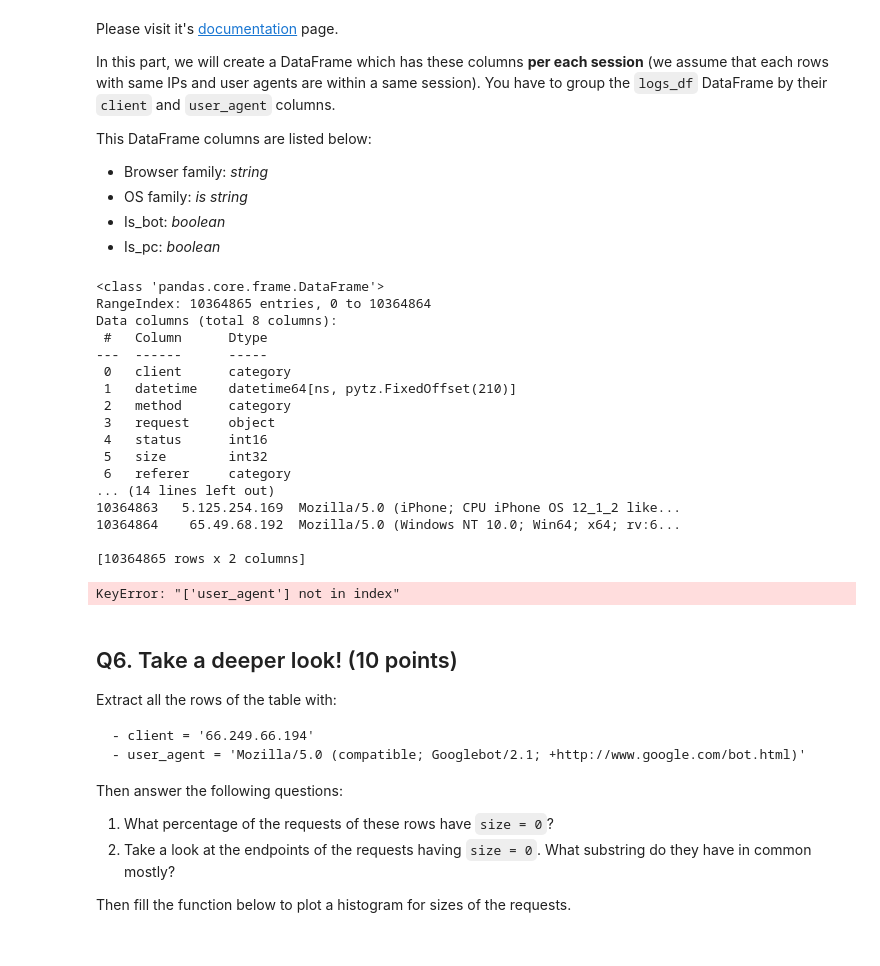
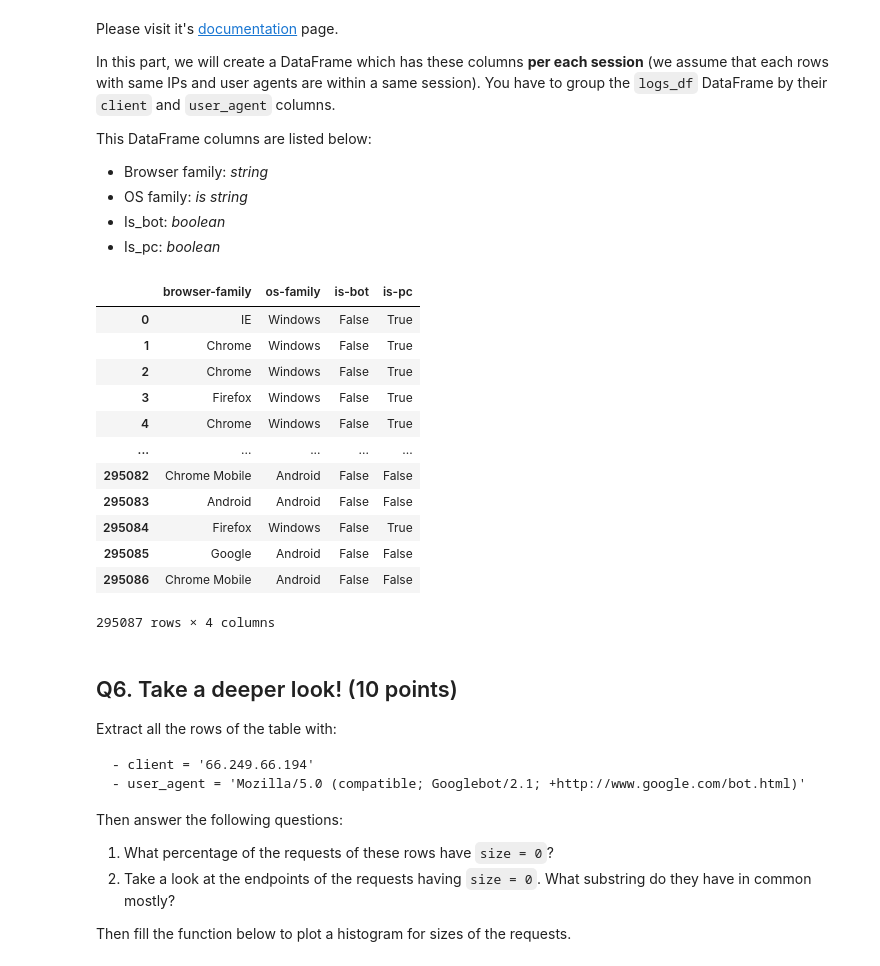
Before and after one commit to AAdvari/pandas-practice, a Jupyter notebook: LogServerAnalysis.ipynb, the cells around one changed output. Drawn from its saved outputs; the diff is of its cells as text; code cells hidden in the pictures.

```diff
--- a/LogServerAnalysis.ipynb
+++ b/LogServerAnalysis.ipynb
@@ -522,49 +522,44 @@ This DataFrame columns are listed below:
 # %%
 from user_agents import parse
 
 def user_agent_details(logs_df):
     # TODO: Implement this function that takes a pd.DataFrame
     # and return a # of sessions x 4 DataFrame.
 
     # Note: you must bind the user_agent functions to your DataFrame rows, hence you cannot use loops.
 
     user_agent_details_df = pd.DataFrame()
     ############# Your code here ############
-    print(logs_df.info())
     properData = pd.DataFrame(logs_df[['client','user_agent']])
-    print(properData)
-    properData = (properData.groupby(['client']).size().reset_index())[['client','user_agent']]
+    properData = properData.groupby(['client','user_agent'], observed = True).size().reset_index()[['user_agent','client']]
 
-    user_agent_details['browser-family'] = logs_df['user_agent'].apply(lambda x : user_agent.browser.family)
+    user_agent_details_df['browser-family'] = properData['user_agent'].apply(lambda x : parse(x).browser.family)
+    user_agent_details_df['os-family'] = properData['user_agent'].apply(lambda x : parse(x).os.family)
+    user_agent_details_df['is-bot'] = properData['user_agent'].apply(lambda x : parse(x).is_bot)
+    user_agent_details_df['is-pc'] = properData['user_agent'].apply(lambda x : parse(x).is_pc)
 
-    user_agent_details_df = properView
+
     #########################################
 
     return user_agent_details_df
 
-# print( pd.unique(logs_df[['client','user_agent']]).values)
 
 user_agent_details_df = user_agent_details(logs_df)
-# user_agent_details_df
+user_agent_details_df
 # %% [output]
+|  | browser-family | os-family | is-bot | is-pc |
+| 0 | IE | Windows | False | True |
+| 1 | Chrome | Windows | False | True |
+| 2 | Chrome | Windows | False | True |
+| 3 | Firefox | Windows | False | True |
+| 4 | Chrome | Windows | False | True |
+| ... | ... | ... | ... | ... |
+| 295082 | Chrome Mobile | Android | False | False |
+| 295083 | Android | Android | False | False |
+| 295084 | Firefox | Windows | False | True |
+| 295085 | Google | Android | False | False |
+| 295086 | Chrome Mobile | Android | False | False |
-<class 'pandas.core.frame.DataFrame'>
-RangeIndex: 10364865 entries, 0 to 10364864
-Data columns (total 8 columns):
- #   Column      Dtype
----  ------      -----
- 0   client      category
- 1   datetime    datetime64[ns, pytz.FixedOffset(210)]
- 2   method      category
- 3   request     object
- 4   status      int16
- 5   size        int32
- 6   referer     category
-... (14 lines left out)
-10364863   5.125.254.169  Mozilla/5.0 (iPhone; CPU iPhone OS 12_1_2 like...
-10364864    65.49.68.192  Mozilla/5.0 (Windows NT 10.0; Win64; x64; rv:6...
-
-[10364865 rows x 2 columns]
+295087 rows × 4 columns
-KeyError: "['user_agent'] not in index"
 # %% [markdown]
 ## Q6. Take a deeper look! (10 points)
 
```
Also changed, not shown: parts of 5 cells of this notebook.
